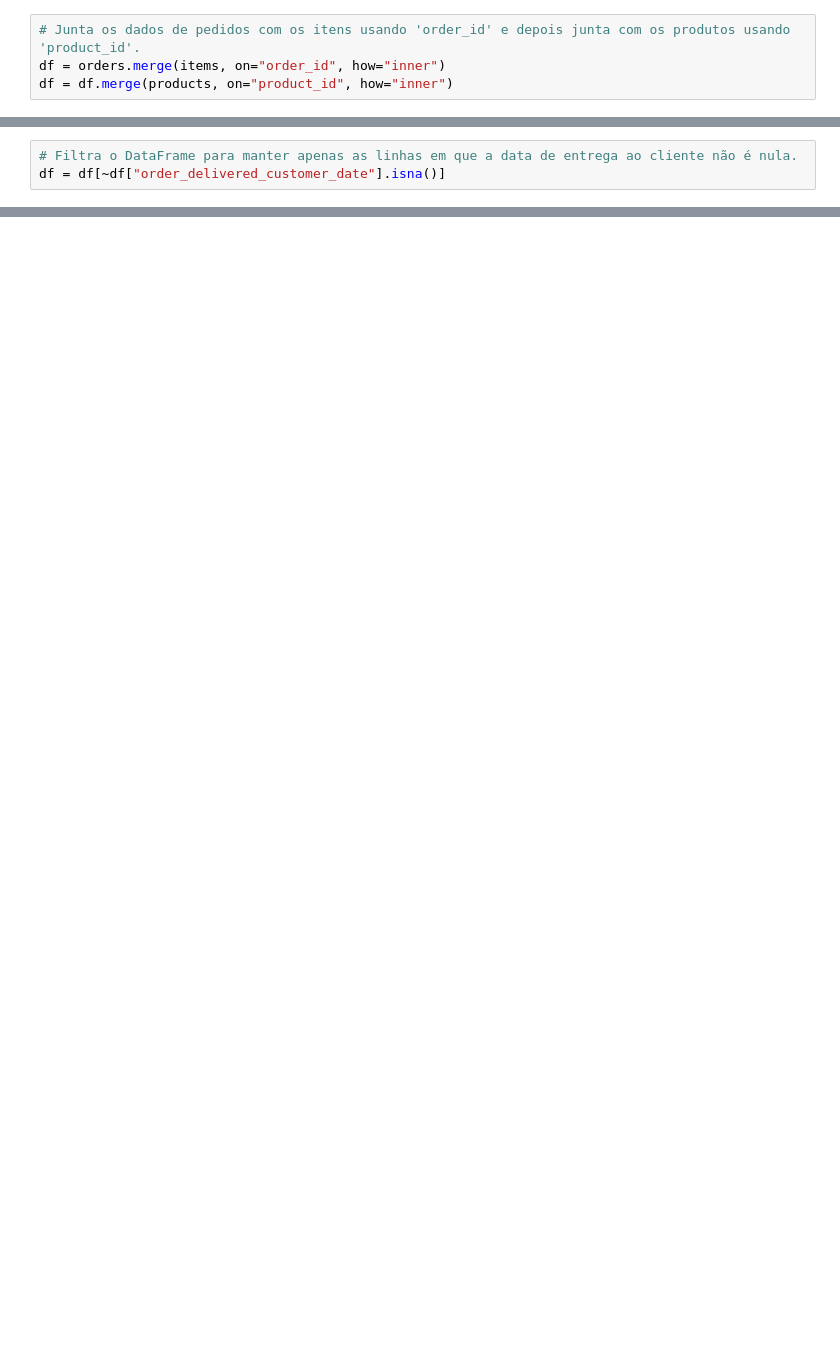
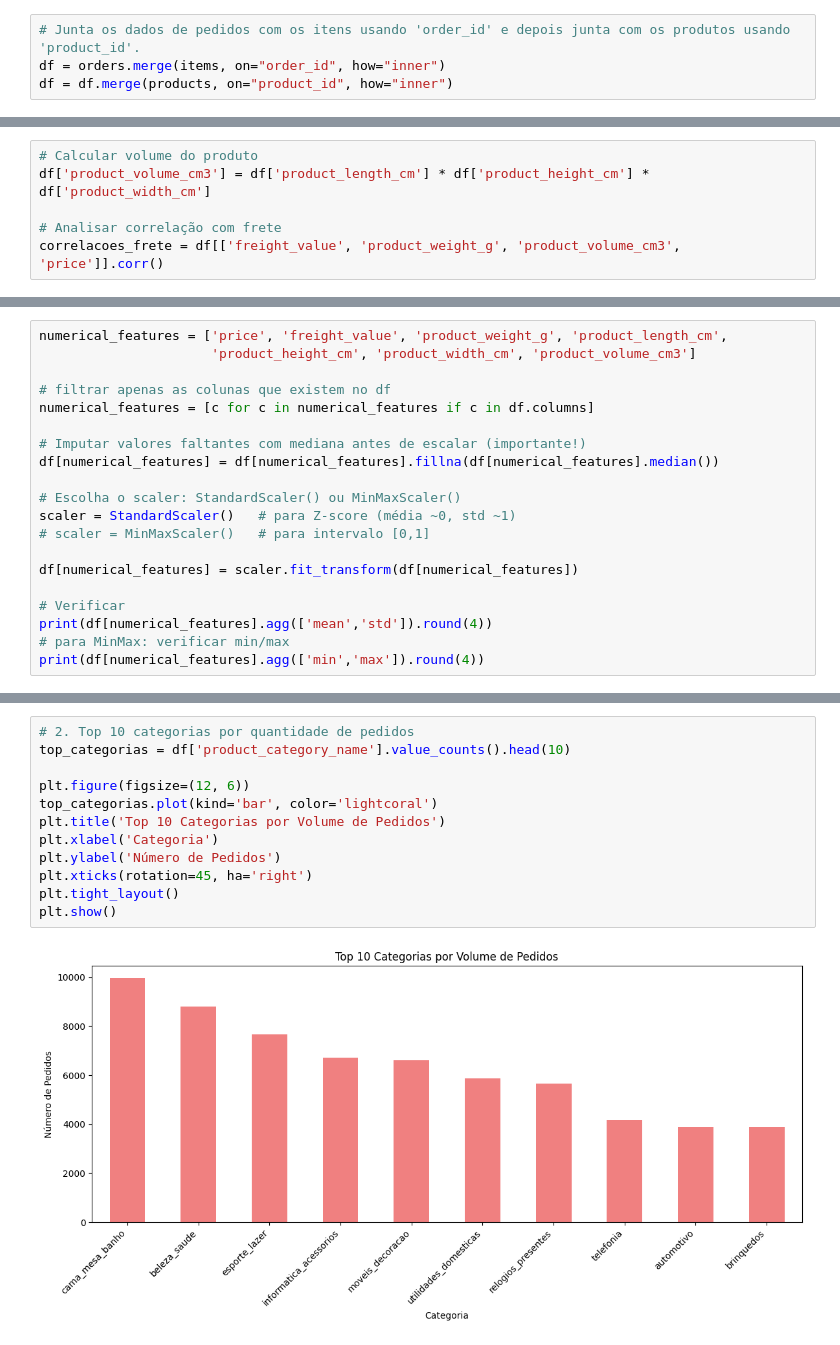
Before and after one commit to ddecry/Projeto-Analise-Exploratoria-Arthur-Luis, a Jupyter notebook: analise_exploratorio/analise.ipynb, the cells around one changed output, grey strips where cells are left out. Saved outputs shown, nothing was run; the diff lists cells and outputs as text; blank space fills up the shorter version.

```diff
--- a/analise_exploratorio/analise.ipynb
+++ b/analise_exploratorio/analise.ipynb
@@ -219,3 +95,0 @@ dtype: int64
-# %%
-# Filtra o DataFrame para manter apenas as linhas em que a data de entrega ao cliente não é nula.
-df = df[~df["order_delivered_customer_date"].isna()]
@@ -308,0 +265,6 @@ df.to_csv("olist_tratado_final.csv", index=False)
+# %%
+# Calcular volume do produto
+df['product_volume_cm3'] = df['product_length_cm'] * df['product_height_cm'] * df['product_width_cm']
+
+# Analisar correlação com frete
+correlacoes_frete = df[['freight_value', 'product_weight_g', 'product_volume_cm3', 'price']].corr()
@@ -308,0 +381,20 @@ df.to_csv("olist_tratado_final.csv", index=False)
+# %%
+numerical_features = ['price', 'freight_value', 'product_weight_g', 'product_length_cm',
+                      'product_height_cm', 'product_width_cm', 'product_volume_cm3']
+
+# filtrar apenas as colunas que existem no df
+numerical_features = [c for c in numerical_features if c in df.columns]
+
+# Imputar valores faltantes com mediana antes de escalar (importante!)
+df[numerical_features] = df[numerical_features].fillna(df[numerical_features].median())
+
+# Escolha o scaler: StandardScaler() ou MinMaxScaler()
+scaler = StandardScaler()   # para Z-score (média ~0, std ~1)
+# scaler = MinMaxScaler()   # para intervalo [0,1]
+
+df[numerical_features] = scaler.fit_transform(df[numerical_features])
+
+# Verificar
+print(df[numerical_features].agg(['mean','std']).round(4))
+# para MinMax: verificar min/max
+print(df[numerical_features].agg(['min','max']).round(4))
@@ -308,0 +430,14 @@ df.to_csv("olist_tratado_final.csv", index=False)
+# %%
+# 2. Top 10 categorias por quantidade de pedidos
+top_categorias = df['product_category_name'].value_counts().head(10)
+
+plt.figure(figsize=(12, 6))
+top_categorias.plot(kind='bar', color='lightcoral')
+plt.title('Top 10 Categorias por Volume de Pedidos')
+plt.xlabel('Categoria')
+plt.ylabel('Número de Pedidos')
+plt.xticks(rotation=45, ha='right')
+plt.tight_layout()
+plt.show()
+# %% [output]
+[figure, added]
```
Also changed, not shown: parts of 85 cells of this notebook, 2 other files.
